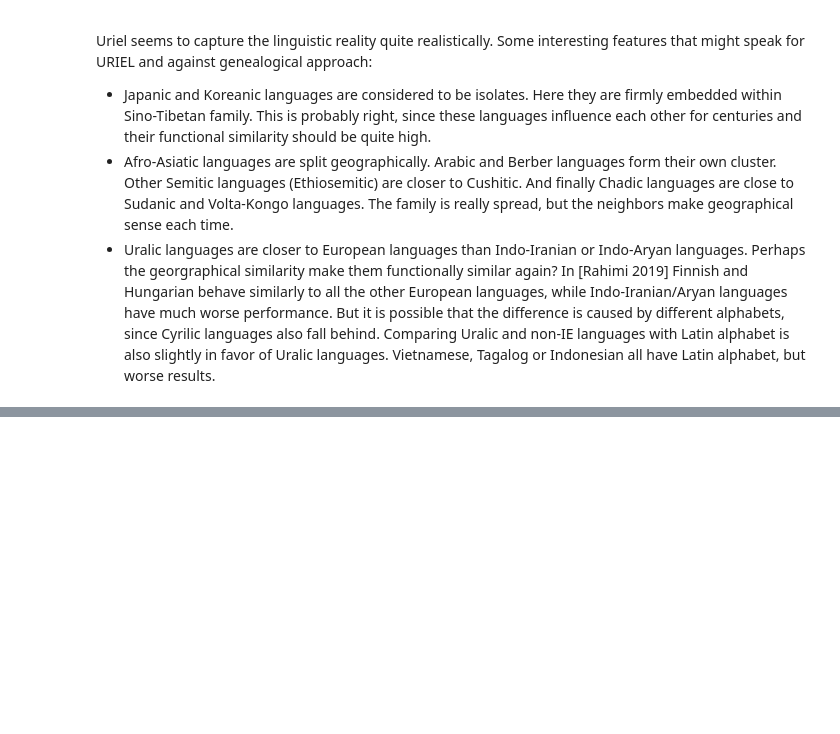
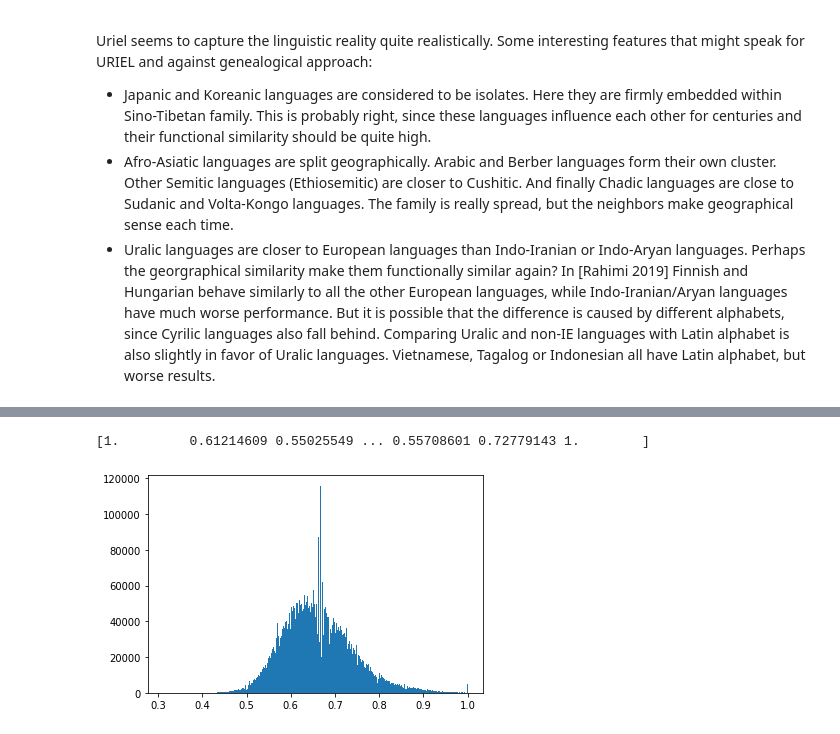
Before and after one commit to matus-pikuliak/multilingual-evaluation, a Jupyter notebook: n_uriel.ipynb, the cells around one changed output, grey strips where cells are left out. Saved outputs shown, nothing was run; the diff lists cells and outputs as text; code cells hidden in the pictures; blank space fills up the shorter version.

```diff
--- a/n_uriel.ipynb
+++ b/n_uriel.ipynb
@@ -87,0 +87,22 @@ This may take a long time to compute!
+# %%
+from matplotlib import pyplot as plt
+
+
+def weights(languages):
+    vecs = np.vstack([
+        u.knn_matrix[i]
+        for i
+        in [u.languages.index(l) for l in languages]
+    ])
+    norms = np.sqrt(np.sum(vecs, axis=1))
+    vecs = (1 / norms) * np.eye(len(languages)) @ vecs
+    return(vecs @ vecs.T)
+#     return np.mean(vecs @ vecs.T, axis=1)
+
+weights = weights(list(l2v.available_uriel_languages())).reshape(-1)
+print(weights)
+plt.hist(weights, 1000)
+plt.show()
+# %% [output]
+[1.         0.61214609 0.55025549 ... 0.55708601 0.72779143 1.        ]
+[figure, added]
```
Also changed, not shown: parts of 7 cells of this notebook, 2 other files.
